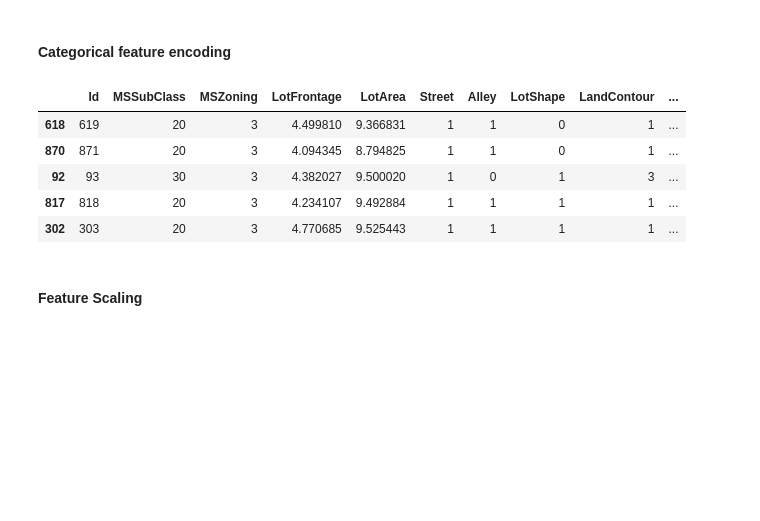
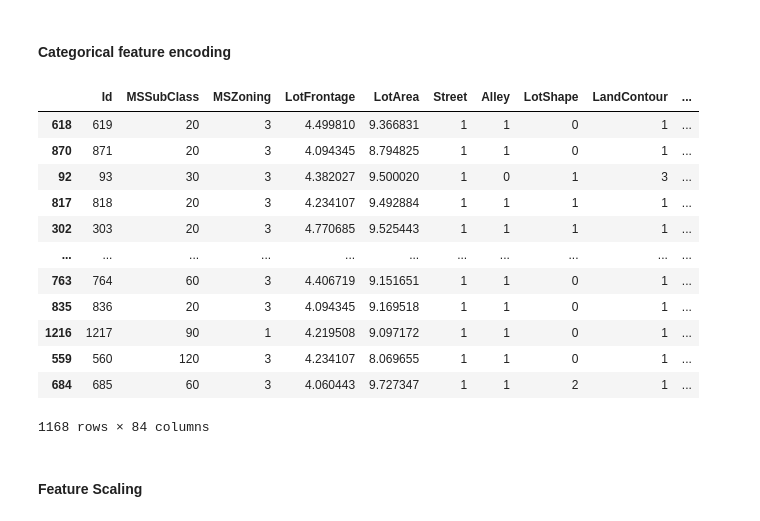
Before and after one commit to Prithvi2310/Advanced-House-Price-Prediction, a Jupyter notebook: ipynb files/Feature-Engineering.ipynb, the cells around one changed output. Saved outputs shown, nothing was run; the diff lists cells and outputs as text; code cells hidden in the pictures; blank space fills up the shorter version.

```diff
--- a/ipynb files/Feature-Engineering.ipynb
+++ b/ipynb files/Feature-Engineering.ipynb
@@ -303,14 +317,21 @@ def label_encoding(dataset, categorical_features):
 # %%
 label_encoding(train_data, categorical_features)
 # %%
-train_data.head()
+train_data
 # %% [output]
 |  | Id | MSSubClass | MSZoning | LotFrontage | LotArea | Street | Alley | LotShape | LandContour | ... |
 | 618 | 619 | 20 | 3 | 4.499810 | 9.366831 | 1 | 1 | 0 | 1 | ... |
 | 870 | 871 | 20 | 3 | 4.094345 | 8.794825 | 1 | 1 | 0 | 1 | ... |
 | 92 | 93 | 30 | 3 | 4.382027 | 9.500020 | 1 | 0 | 1 | 3 | ... |
 | 817 | 818 | 20 | 3 | 4.234107 | 9.492884 | 1 | 1 | 1 | 1 | ... |
 | 302 | 303 | 20 | 3 | 4.770685 | 9.525443 | 1 | 1 | 1 | 1 | ... |
+| ... | ... | ... | ... | ... | ... | ... | ... | ... | ... | ... |
+| 763 | 764 | 60 | 3 | 4.406719 | 9.151651 | 1 | 1 | 0 | 1 | ... |
+| 835 | 836 | 20 | 3 | 4.094345 | 9.169518 | 1 | 1 | 0 | 1 | ... |
+| 1216 | 1217 | 90 | 1 | 4.219508 | 9.097172 | 1 | 1 | 0 | 1 | ... |
+| 559 | 560 | 120 | 3 | 4.234107 | 8.069655 | 1 | 1 | 0 | 1 | ... |
+| 684 | 685 | 60 | 3 | 4.060443 | 9.727347 | 1 | 1 | 2 | 1 | ... |
+1168 rows × 84 columns
 # %% [markdown]
 #### Feature Scaling
 # %%
```
Also changed, not shown: parts of 22 cells of this notebook, 1 other file.
